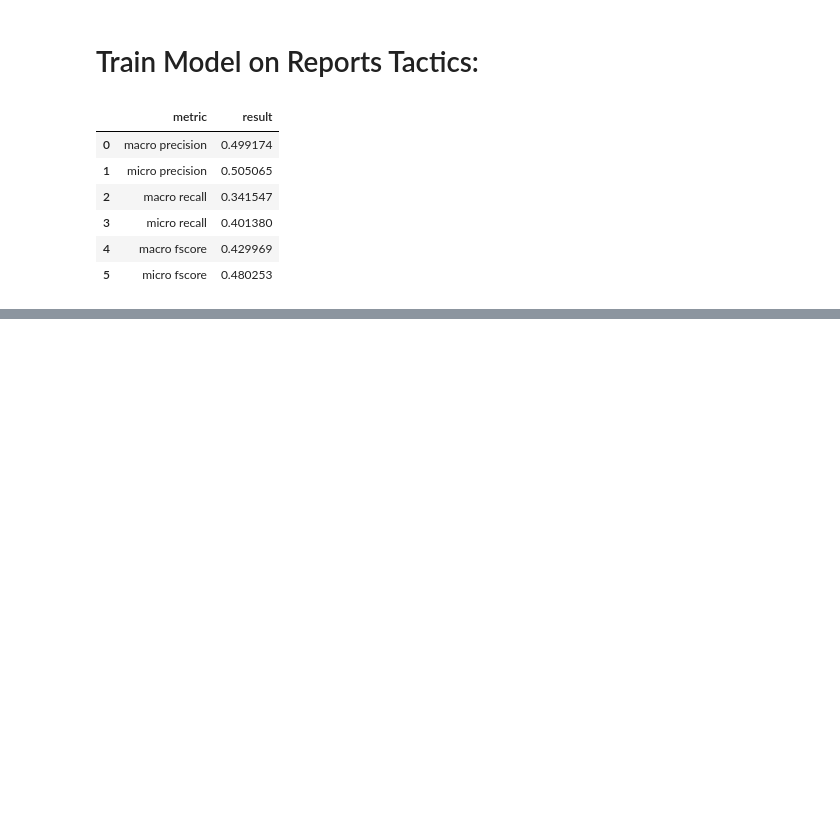
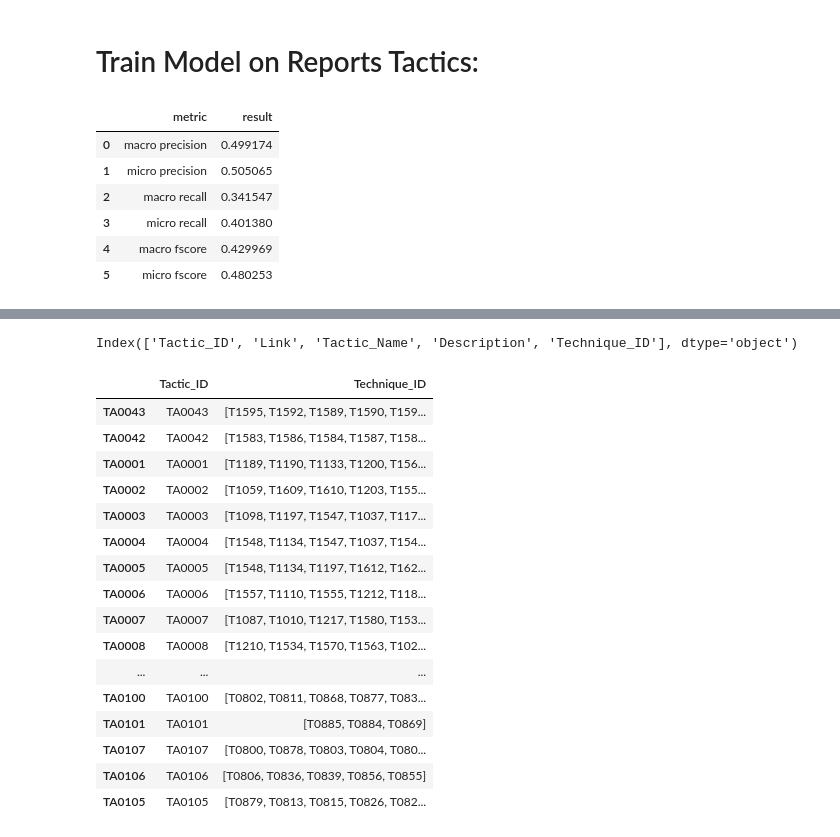
Before and after one commit to AutomatedCTRAnalysis/2aCTI, a Jupyter notebook: Notebook/postprocessing_techniques.ipynb, the cells around one changed output, grey strips where cells are left out. Cells and saved outputs as stored; diff of their text form; code cells hidden in the pictures; blank space fills up the shorter version.

```diff
--- a/Notebook/postprocessing_techniques.ipynb
+++ b/Notebook/postprocessing_techniques.ipynb
@@ -337,0 +351,35 @@ evaluation(Y_pred, Y_test) # performance for technique
+# %%
+data = '../src/scraping/tactic_dataset.json'
+
+with open(data) as file:
+    tactic_data = json.load(file)
+# %%
+df_tactic = pd.DataFrame(tactic_data).transpose()
+# %%
+df_tactic['Technique_ID'] = df_tactic['Technique_ID'].apply(lambda x: x[0])
+# %%
+df_tactic.columns
+# %% [output]
+Index(['Tactic_ID', 'Link', 'Tactic_Name', 'Description', 'Technique_ID'], dtype='object')
+# %%
+df_tactic = df_tactic[['Tactic_ID', 'Technique_ID']]
+# %%
+df_tactic
+# %% [output]
+|  | Tactic_ID | Technique_ID |
+| TA0043 | TA0043 | [T1595, T1592, T1589, T1590, T159... |
+| TA0042 | TA0042 | [T1583, T1586, T1584, T1587, T158... |
+| TA0001 | TA0001 | [T1189, T1190, T1133, T1200, T156... |
+| TA0002 | TA0002 | [T1059, T1609, T1610, T1203, T155... |
+| TA0003 | TA0003 | [T1098, T1197, T1547, T1037, T117... |
+| TA0004 | TA0004 | [T1548, T1134, T1547, T1037, T154... |
+| TA0005 | TA0005 | [T1548, T1134, T1197, T1612, T162... |
+| TA0006 | TA0006 | [T1557, T1110, T1555, T1212, T118... |
+| TA0007 | TA0007 | [T1087, T1010, T1217, T1580, T153... |
+| TA0008 | TA0008 | [T1210, T1534, T1570, T1563, T102... |
+| ... | ... | ... |
+| TA0100 | TA0100 | [T0802, T0811, T0868, T0877, T083... |
+| TA0101 | TA0101 | [T0885, T0884, T0869] |
+| TA0107 | TA0107 | [T0800, T0878, T0803, T0804, T080... |
+| TA0106 | TA0106 | [T0806, T0836, T0839, T0856, T0855] |
+| TA0105 | TA0105 | [T0879, T0813, T0815, T0826, T082... |
```
Also changed, not shown: parts of 9 cells of this notebook, 1 other file.
